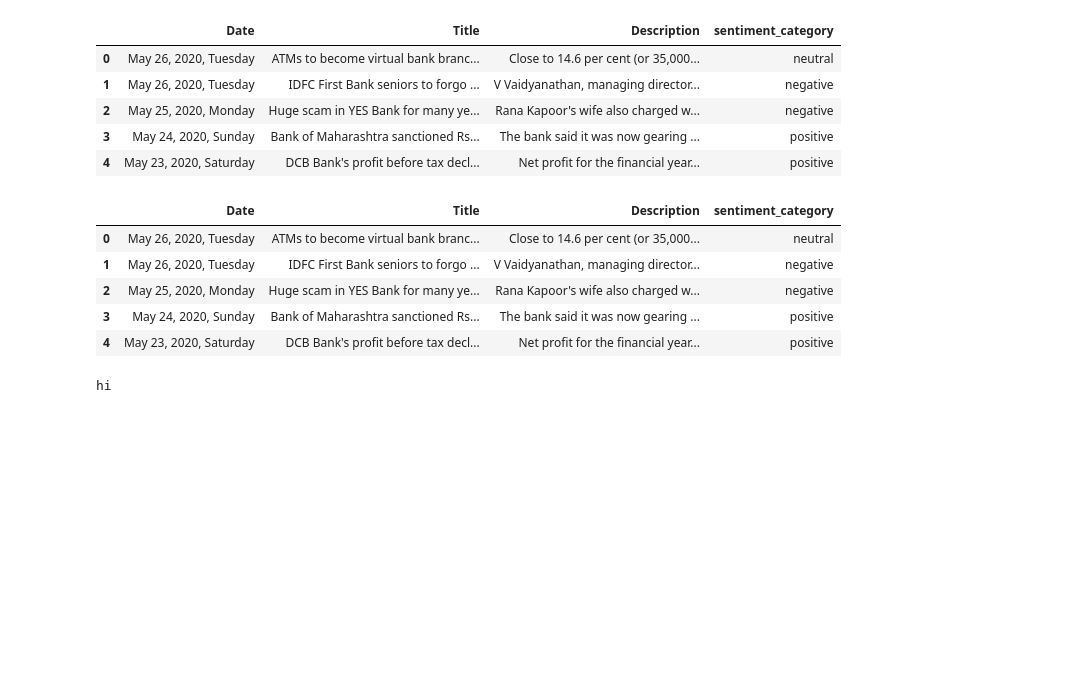
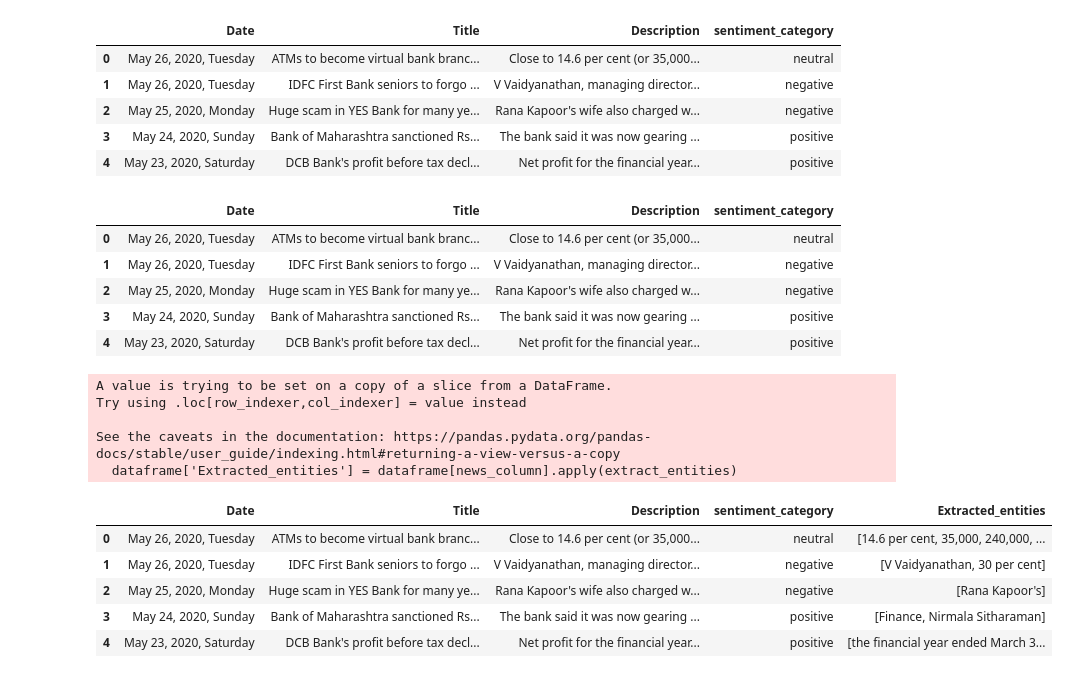
Before and after one commit to shanurr02/stockMarket, a Jupyter notebook: StockMarket.ipynb, the cells around one changed output. Cells and saved outputs as stored; diff of their text form; code cells hidden in the pictures; blank space fills up the shorter version.

```diff
--- a/StockMarket.ipynb
+++ b/StockMarket.ipynb
@@ -111,7 +111,40 @@ dataframe.head()
 | 4 | May 23, 2020, Saturday | DCB Bank's profit before tax decl... | Net profit for the financial year... | positive |
 # %%
 dataframe.to_csv('IndianFinancialNewsWithSentiment.csv', index=False)
-# %%
-print("hi")
-# %% [output]
-hi
+# %%
+import pandas as pd
+import spacy
+
+# Loading spaCy model for getting entities
+nlp = spacy.load("en_core_web_sm")
+
+
+# Assigning Description  is the column containing the news text
+news_column = 'Description'
+
+# Function to extract entities (topics, company names, personal nouns)
+def extract_entities(text):
+    doc = nlp(text)
+    entities = [ent.text for ent in doc.ents]
+    return entities
+
+# Apply the function to the 'news_column'
+dataframe['Extracted_entities'] = dataframe[news_column].apply(extract_entities)
+
+# Save the results to a new CSV file
+dataframe.to_csv('output_file.csv', index=False)
+# %% [output]
+A value is trying to be set on a copy of a slice from a DataFrame.
+Try using .loc[row_indexer,col_indexer] = value instead
+
+See the caveats in the documentation: https://pandas.pydata.org/pandas-docs/stable/user_guide/indexing.html#returning-a-view-versus-a-copy
+  dataframe['Extracted_entities'] = dataframe[news_column].apply(extract_entities)
+# %%
+dataframe.head()
+# %% [output]
+|  | Date | Title | Description | sentiment_category | Extracted_entities |
+| 0 | May 26, 2020, Tuesday | ATMs to become virtual bank branc... | Close to 14.6 per cent (or 35,000... | neutral | [14.6 per cent, 35,000, 240,000, ... |
+| 1 | May 26, 2020, Tuesday | IDFC First Bank seniors to forgo ... | V Vaidyanathan, managing director... | negative | [V Vaidyanathan, 30 per cent] |
+| 2 | May 25, 2020, Monday | Huge scam in YES Bank for many ye... | Rana Kapoor's wife also charged w... | negative | [Rana Kapoor's] |
+| 3 | May 24, 2020, Sunday | Bank of Maharashtra sanctioned Rs... | The bank said it was now gearing ... | positive | [Finance, Nirmala Sitharaman] |
+| 4 | May 23, 2020, Saturday | DCB Bank's profit before tax decl... | Net profit for the financial year... | positive | [the financial year ended March 3... |
```
Also changed, not shown: parts of 3 cells of this notebook.
